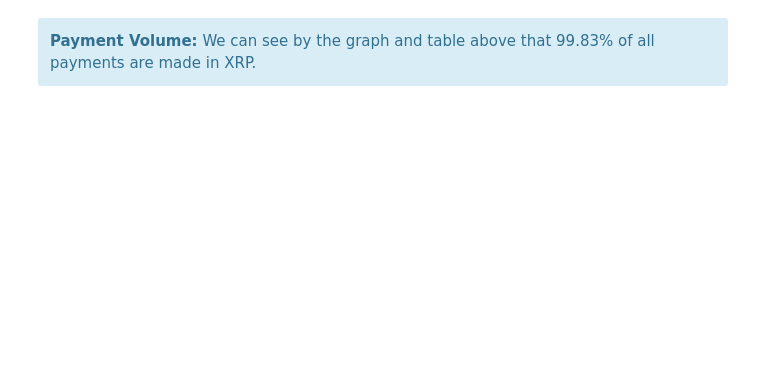
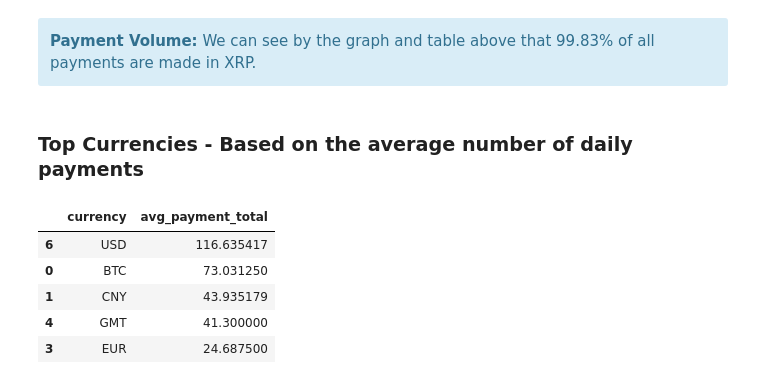
Before and after one commit to cakcora/Chainoba, a Jupyter notebook: anomaly/RippleAPI/Ripple_Metrics.ipynb, the cells around one changed output. Cells and saved outputs as stored; diff of their text form; code cells hidden in the pictures; blank space fills up the shorter version.

```diff
--- a/anomaly/RippleAPI/Ripple_Metrics.ipynb
+++ b/anomaly/RippleAPI/Ripple_Metrics.ipynb
@@ -199,3 +199,5 @@ plt.show()
 <div class="alert alert-block alert-info">
 <b>Payment Volume:</b> We can see by the graph and table above that 99.83% of all payments are made in XRP.
 </div>
+# %% [markdown]
+### Top Currencies - Based on the average number of daily payments
@@ -201,0 +215,9 @@ plt.show()
+# %%
+total_num_payments.head()
+# %% [output]
+|  | currency | avg_payment_total |
+| 6 | USD | 116.635417 |
+| 0 | BTC | 73.031250 |
+| 1 | CNY | 43.935179 |
+| 4 | GMT | 41.300000 |
+| 3 | EUR | 24.687500 |
```
Also changed, not shown: parts of 21 cells of this notebook.
